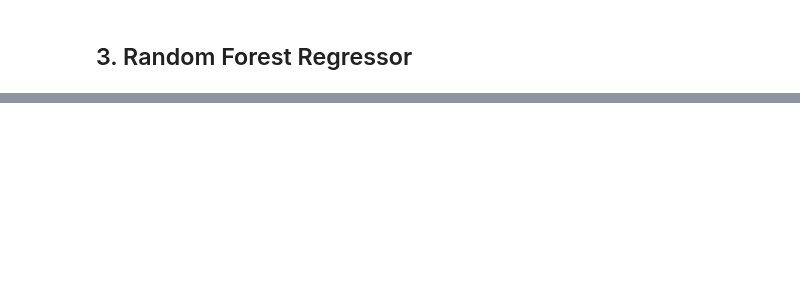
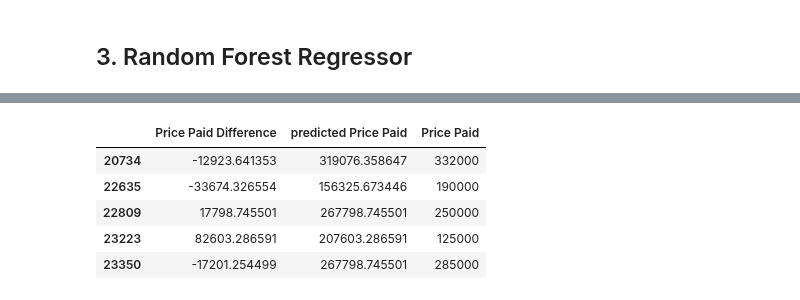
Before and after one commit to spencer84/Chester-Data-Analytics, a Jupyter notebook: House Value Estimation.ipynb, the cells around one changed output, grey strips where cells are left out. Cells and saved outputs as stored; diff of their text form; code cells hidden in the pictures; blank space fills up the shorter version.

```diff
--- a/House Value Estimation.ipynb
+++ b/House Value Estimation.ipynb
@@ -407,0 +411,9 @@ See the caveats in the documentation: https://pandas.pydata.org/pandas-docs/stab
+# %%
+df_21[['Price Paid Difference','predicted Price Paid','Price Paid']].head()
+# %% [output]
+|  | Price Paid Difference | predicted Price Paid | Price Paid |
+| 20734 | -12923.641353 | 319076.358647 | 332000 |
+| 22635 | -33674.326554 | 156325.673446 | 190000 |
+| 22809 | 17798.745501 | 267798.745501 | 250000 |
+| 23223 | 82603.286591 | 207603.286591 | 125000 |
+| 23350 | -17201.254499 | 267798.745501 | 285000 |
```
Also changed, not shown: parts of 7 cells of this notebook.
